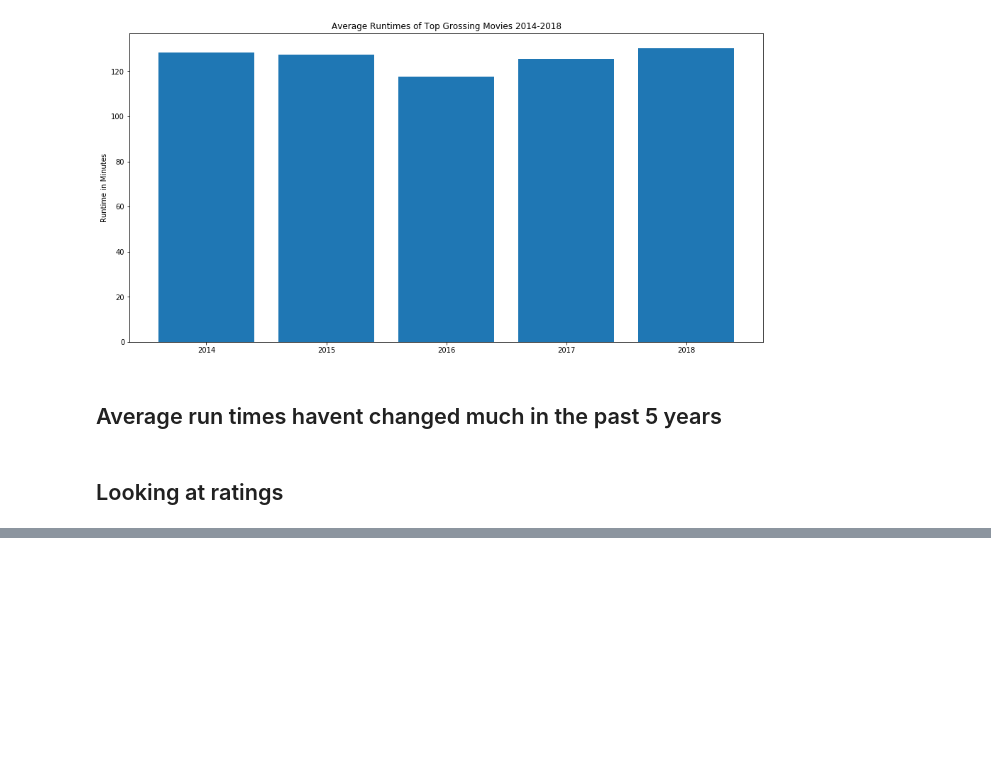
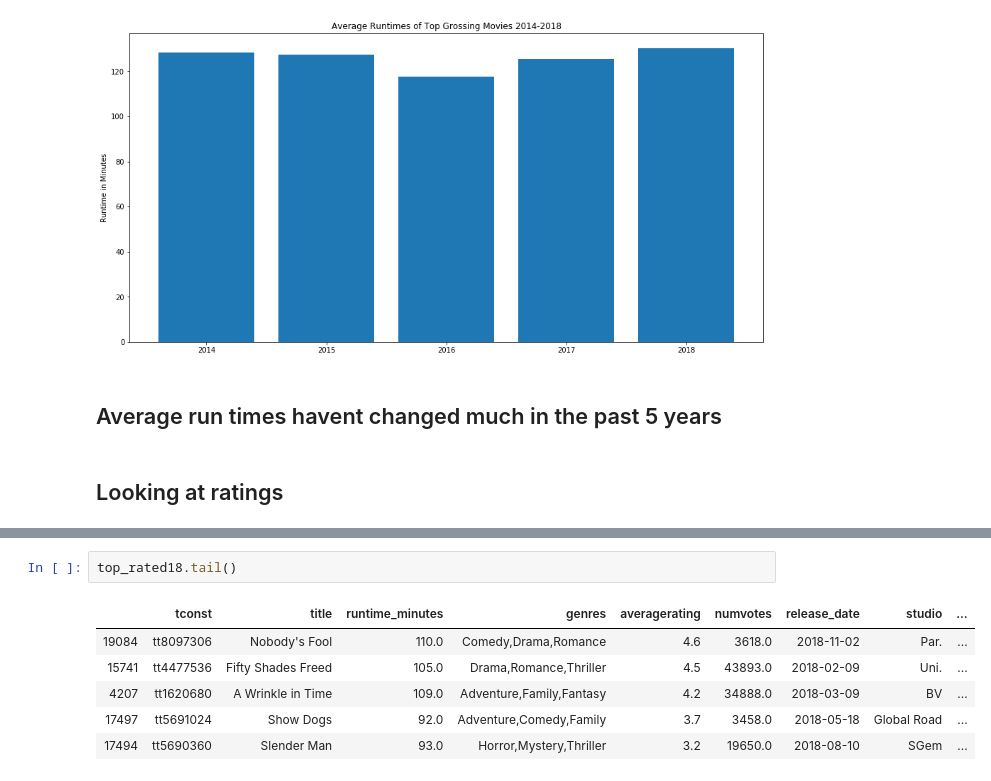
Before and after one commit to psuero1/movie-project, a Jupyter notebook: Data_Visualizations.ipynb, the cells around one changed output, grey strips where cells are left out. Saved outputs shown, nothing was run; the diff lists cells and outputs as text; blank space fills up the shorter version.

```diff
--- a/Data_Visualizations.ipynb
+++ b/Data_Visualizations.ipynb
@@ -128,3 +128,12 @@ top_rated18.head()
 | 18625 | tt6966692 | Green Book | 130.0 | Biography,Comedy,Drama | 8.3 | 204972.0 | 2018-11-16 | Uni. | ... |
 | 13854 | tt3576728 | Bilal: A New Breed of Hero | 105.0 | Action,Adventure,Animation | 8.0 | 16854.0 | 2018-02-02 | VE | ... |
 | 5391 | tt1727824 | Bohemian Rhapsody | 134.0 | Biography,Drama,Music | 8.0 | 345466.0 | 2018-11-02 | Fox | ... |
+# %%
+top_rated18.tail()
+# %% [output]
+|  | tconst | title | runtime_minutes | genres | averagerating | numvotes | release_date | studio | ... |
+| 19084 | tt8097306 | Nobody's Fool | 110.0 | Comedy,Drama,Romance | 4.6 | 3618.0 | 2018-11-02 | Par. | ... |
+| 15741 | tt4477536 | Fifty Shades Freed | 105.0 | Drama,Romance,Thriller | 4.5 | 43893.0 | 2018-02-09 | Uni. | ... |
+| 4207 | tt1620680 | A Wrinkle in Time | 109.0 | Adventure,Family,Fantasy | 4.2 | 34888.0 | 2018-03-09 | BV | ... |
+| 17497 | tt5691024 | Show Dogs | 92.0 | Adventure,Comedy,Family | 3.7 | 3458.0 | 2018-05-18 | Global Road | ... |
+| 17494 | tt5690360 | Slender Man | 93.0 | Horror,Mystery,Thriller | 3.2 | 19650.0 | 2018-08-10 | SGem | ... |
```
Also changed, not shown: parts of 1 cell of this notebook.
